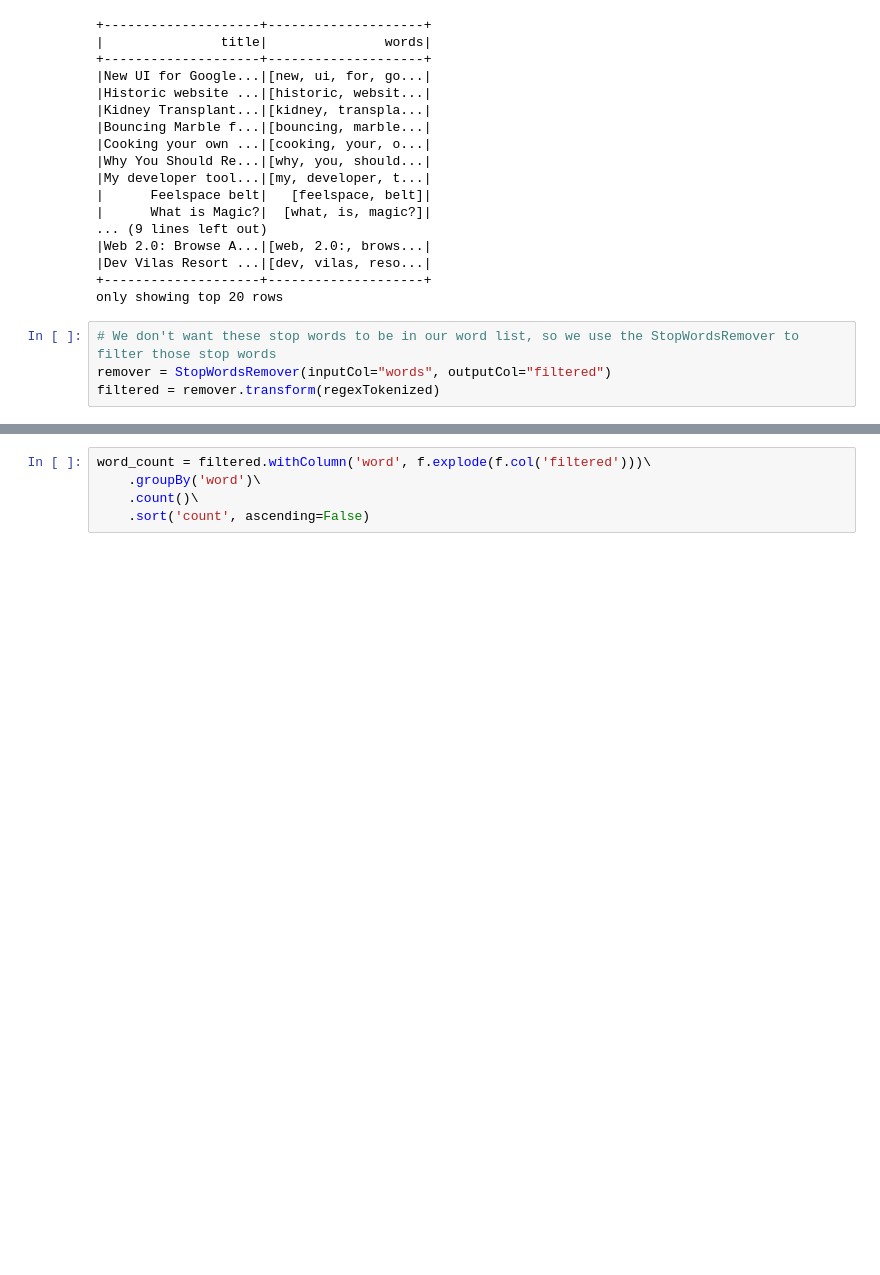
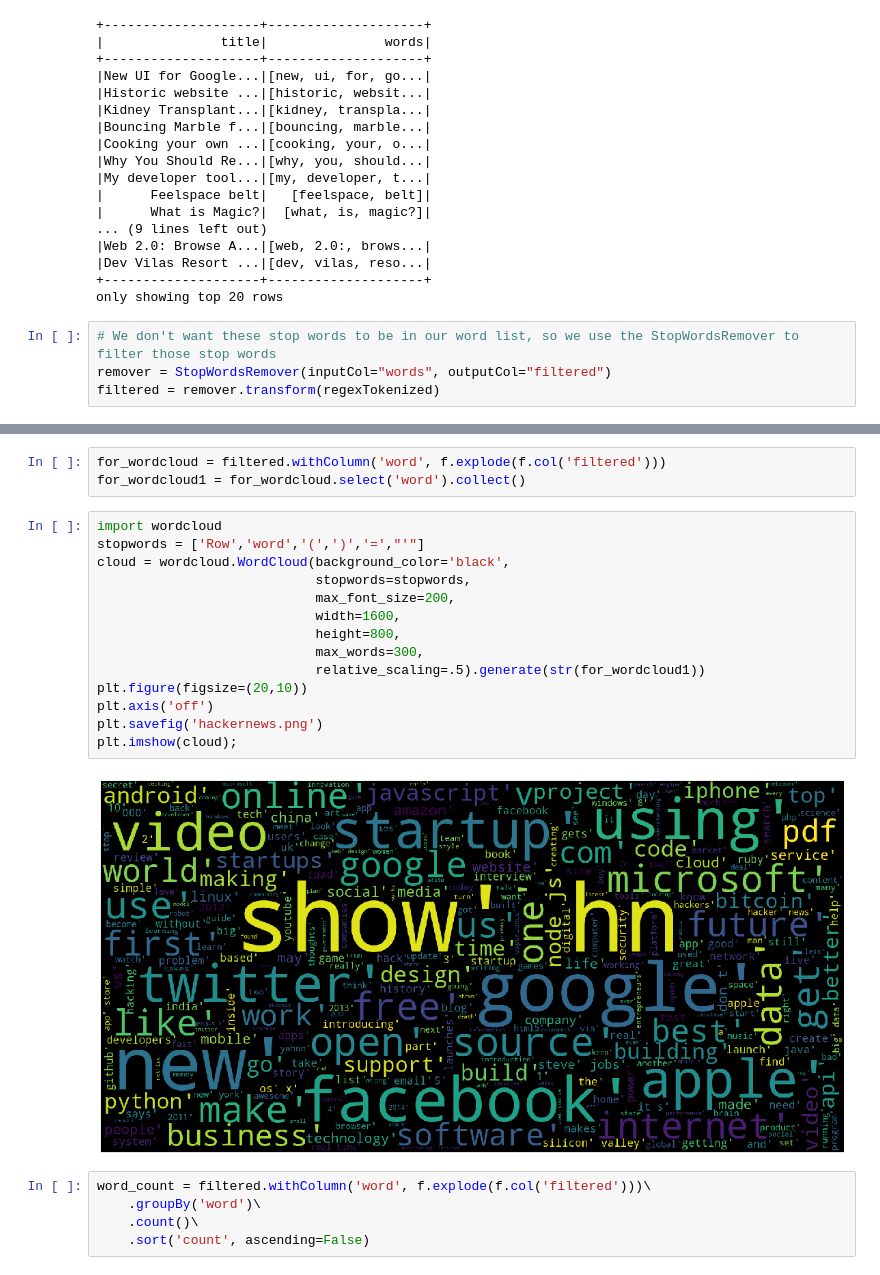
Before and after one commit to Chingsez/BigData_Final, a Jupyter notebook: Preprocessing.ipynb, the cells around one changed output, grey strips where cells are left out. Cells and saved outputs as stored; diff of their text form; blank space fills up the shorter version.

Commit message:
update wordcloud

```diff
--- a/Preprocessing.ipynb
+++ b/Preprocessing.ipynb
@@ -989,3 +1062,22 @@ filtered = remover.transform(regexTokenized)
+# %%
+for_wordcloud = filtered.withColumn('word', f.explode(f.col('filtered')))
+for_wordcloud1 = for_wordcloud.select('word').collect()
+# %%
+import wordcloud
+stopwords = ['Row','word','(',')','=',"'"]
+cloud = wordcloud.WordCloud(background_color='black',
+                            stopwords=stopwords,
+                            max_font_size=200,
+                            width=1600,
+                            height=800,
+                            max_words=300,
+                            relative_scaling=.5).generate(str(for_wordcloud1))
+plt.figure(figsize=(20,10))
+plt.axis('off')
+plt.savefig('hackernews.png')
+plt.imshow(cloud);
+# %% [output]
+[figure, added]
 # %%
 word_count = filtered.withColumn('word', f.explode(f.col('filtered')))\
     .groupBy('word')\
```
Also changed, not shown: parts of 16 cells of this notebook, 6 other files.
